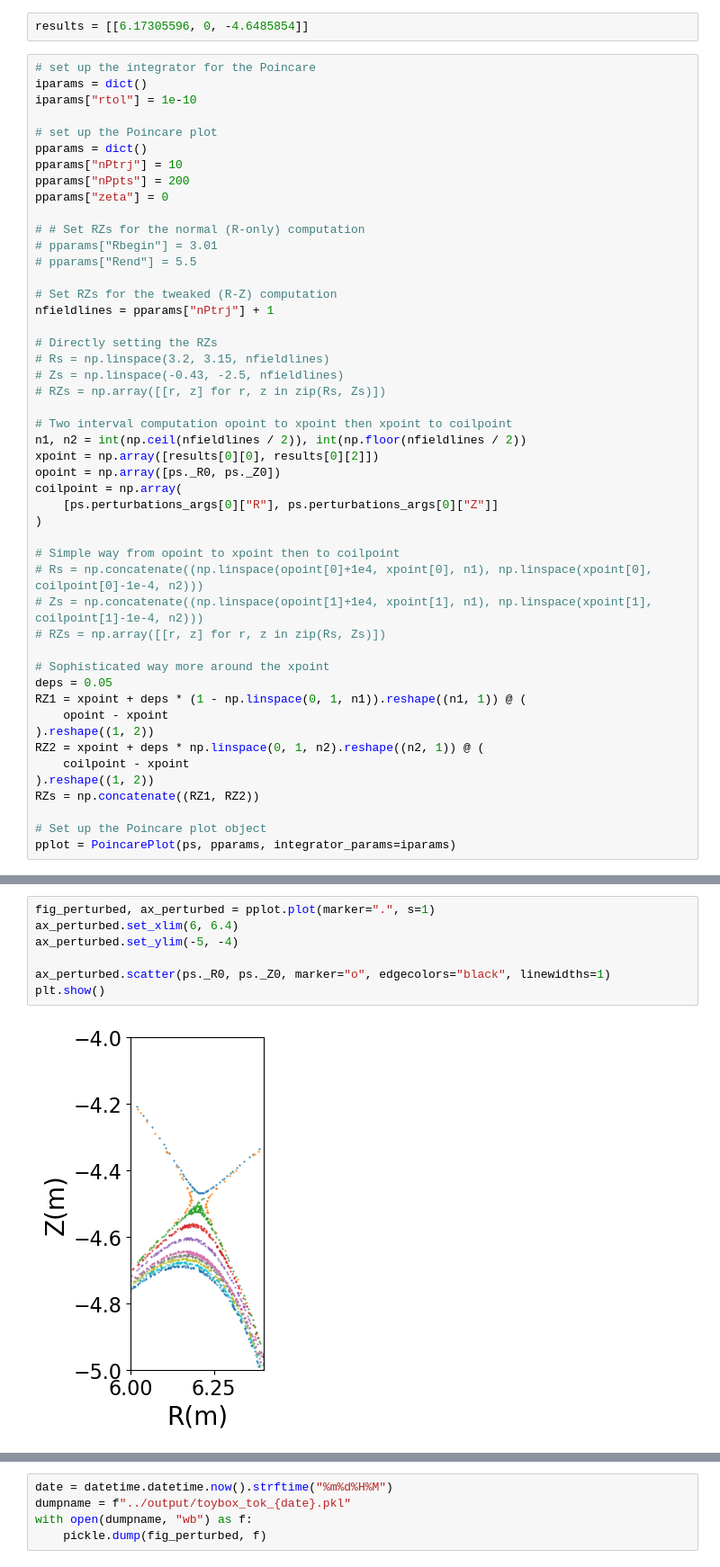
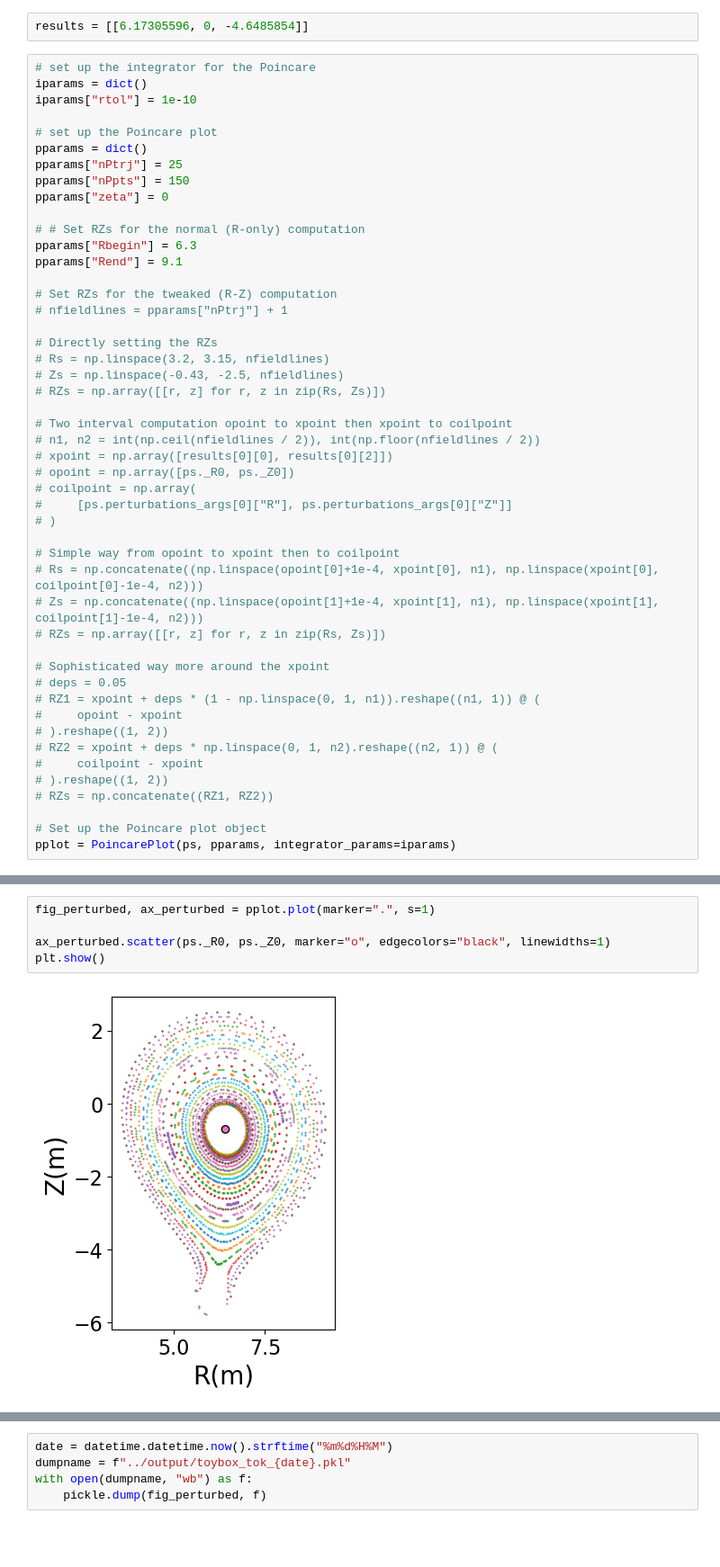
Before and after one commit to Akitzu/masterthesis, a Jupyter notebook: code/notebooks/toybox_tokamak.ipynb, the cells around one changed output, grey strips where cells are left out. Shown at 90% size. Saved outputs shown, nothing was run; the diff lists cells and outputs as text; blank space fills up the shorter version.

```diff
--- a/code/notebooks/toybox_tokamak.ipynb
+++ b/code/notebooks/toybox_tokamak.ipynb
@@ -33,16 +33,16 @@ iparams["rtol"] = 1e-10
 
 # set up the Poincare plot
 pparams = dict()
-pparams["nPtrj"] = 10
-pparams["nPpts"] = 200
+pparams["nPtrj"] = 25
+pparams["nPpts"] = 150
 pparams["zeta"] = 0
 
 # # Set RZs for the normal (R-only) computation
-# pparams["Rbegin"] = 3.01
-# pparams["Rend"] = 5.5
+pparams["Rbegin"] = 6.3
+pparams["Rend"] = 9.1
 
 # Set RZs for the tweaked (R-Z) computation
-nfieldlines = pparams["nPtrj"] + 1
+# nfieldlines = pparams["nPtrj"] + 1
 
 # Directly setting the RZs
 # Rs = np.linspace(3.2, 3.15, nfieldlines)
@@ -50,27 +50,27 @@ nfieldlines = pparams["nPtrj"] + 1
 # RZs = np.array([[r, z] for r, z in zip(Rs, Zs)])
 
 # Two interval computation opoint to xpoint then xpoint to coilpoint
-n1, n2 = int(np.ceil(nfieldlines / 2)), int(np.floor(nfieldlines / 2))
-xpoint = np.array([results[0][0], results[0][2]])
-opoint = np.array([ps._R0, ps._Z0])
-coilpoint = np.array(
-    [ps.perturbations_args[0]["R"], ps.perturbations_args[0]["Z"]]
-)
+# n1, n2 = int(np.ceil(nfieldlines / 2)), int(np.floor(nfieldlines / 2))
+# xpoint = np.array([results[0][0], results[0][2]])
+# opoint = np.array([ps._R0, ps._Z0])
+# coilpoint = np.array(
+#     [ps.perturbations_args[0]["R"], ps.perturbations_args[0]["Z"]]
+# )
 
 # Simple way from opoint to xpoint then to coilpoint
-# Rs = np.concatenate((np.linspace(opoint[0]+1e4, xpoint[0], n1), np.linspace(xpoint[0], coilpoint[0]-1e-4, n2)))
-# Zs = np.concatenate((np.linspace(opoint[1]+1e4, xpoint[1], n1), np.linspace(xpoint[1], coilpoint[1]-1e-4, n2)))
+# Rs = np.concatenate((np.linspace(opoint[0]+1e-4, xpoint[0], n1), np.linspace(xpoint[0], coilpoint[0]-1e-4, n2)))
+# Zs = np.concatenate((np.linspace(opoint[1]+1e-4, xpoint[1], n1), np.linspace(xpoint[1], coilpoint[1]-1e-4, n2)))
 # RZs = np.array([[r, z] for r, z in zip(Rs, Zs)])
 
 # Sophisticated way more around the xpoint
-deps = 0.05
-RZ1 = xpoint + deps * (1 - np.linspace(0, 1, n1)).reshape((n1, 1)) @ (
-    opoint - xpoint
-).reshape((1, 2))
-RZ2 = xpoint + deps * np.linspace(0, 1, n2).reshape((n2, 1)) @ (
-    coilpoint - xpoint
-).reshape((1, 2))
-RZs = np.concatenate((RZ1, RZ2))
+# deps = 0.05
+# RZ1 = xpoint + deps * (1 - np.linspace(0, 1, n1)).reshape((n1, 1)) @ (
+#     opoint - xpoint
+# ).reshape((1, 2))
+# RZ2 = xpoint + deps * np.linspace(0, 1, n2).reshape((n2, 1)) @ (
+#     coilpoint - xpoint
+# ).reshape((1, 2))
+# RZs = np.concatenate((RZ1, RZ2))
 
 # Set up the Poincare plot object
 pplot = PoincarePlot(ps, pparams, integrator_params=iparams)
@@ -83,9 +85,7 @@ pplot.compute(RZs)
 # %%
 fig_perturbed, ax_perturbed = pplot.plot(marker=".", s=1)
-ax_perturbed.set_xlim(6, 6.4)
-ax_perturbed.set_ylim(-5, -4)
 
 ax_perturbed.scatter(ps._R0, ps._Z0, marker="o", edgecolors="black", linewidths=1)
 plt.show()
 # %% [output]
-[figure, old version]
+[figure, new version]
```
Also changed, not shown: parts of 16 cells of this notebook, 30 other files.
